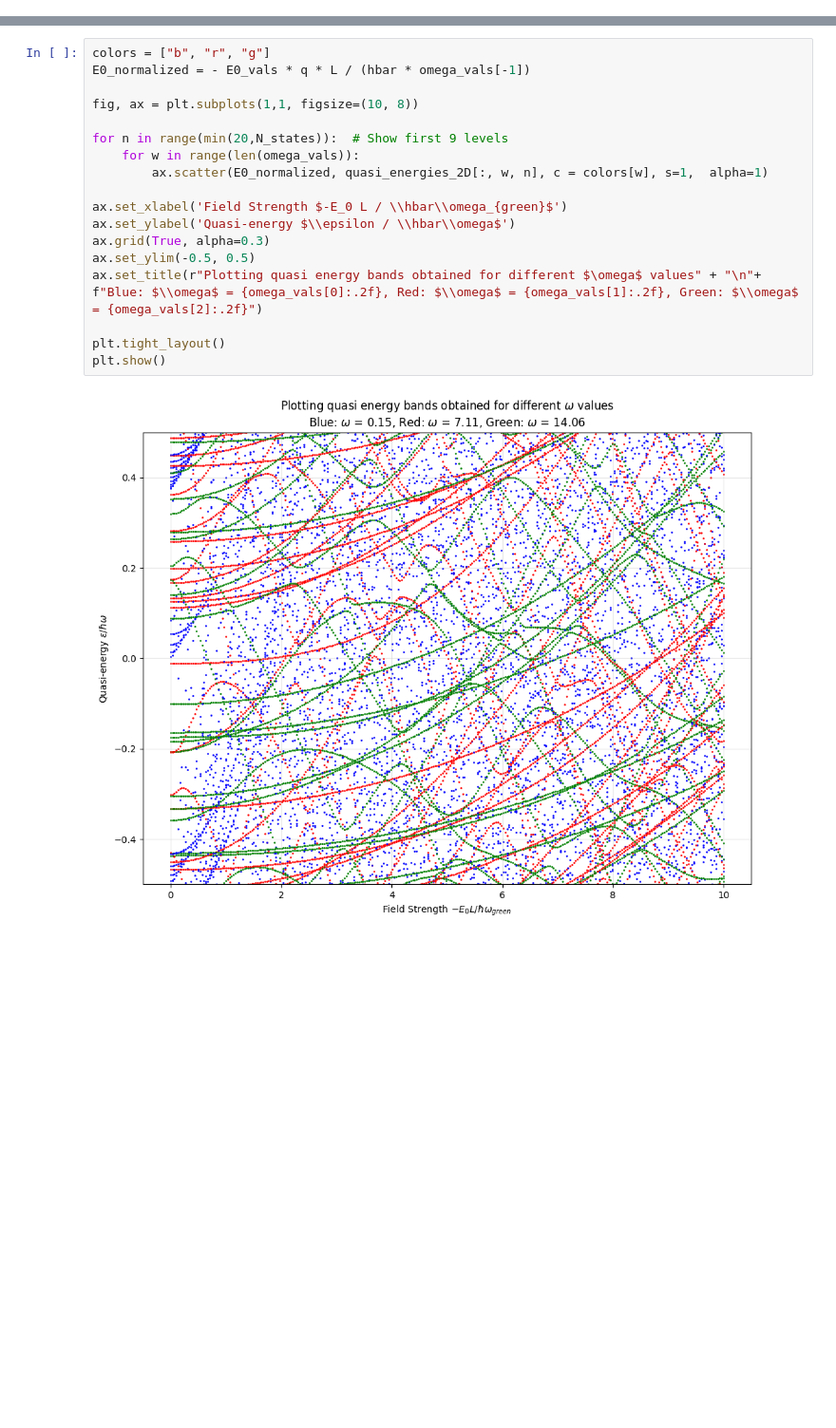
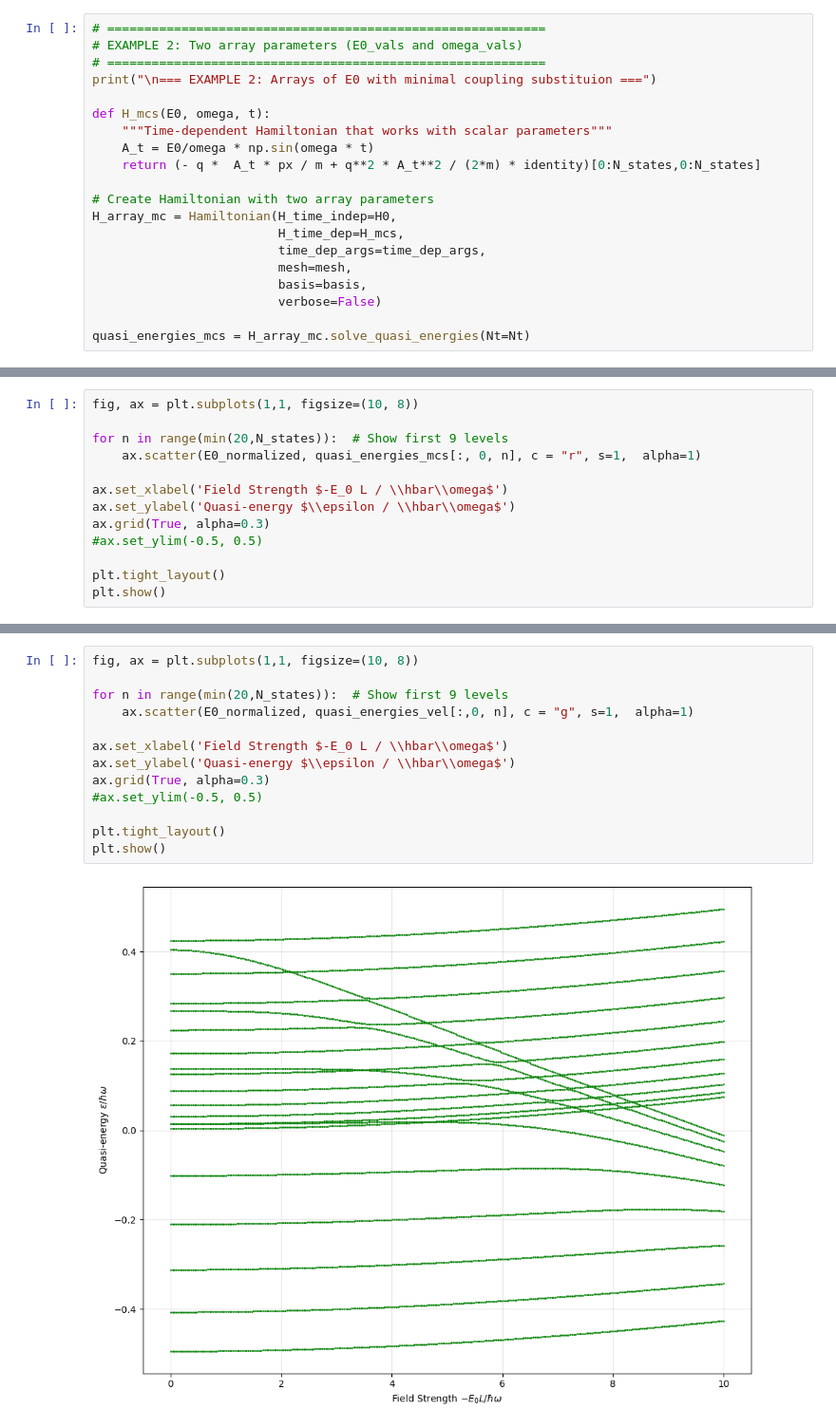
Before and after one commit to OtiDioti/numqt, a Jupyter notebook: Examples/time_dependent/tight_binding/infinite_well/1D_Infinite_Well.ipynb, the cells around one changed output, grey strips where cells are left out. Shown: that part at 95% size. Saved outputs shown, nothing was run; the diff lists cells and outputs as text; blank space fills up the shorter version.

```diff
--- a/Examples/time_dependent/tight_binding/infinite_well/1D_Infinite_Well.ipynb
+++ b/Examples/time_dependent/tight_binding/infinite_well/1D_Infinite_Well.ipynb
@@ -84,0 +128,20 @@ plt.show()
+# %%
+# ===========================================================
+# EXAMPLE 2: Two array parameters (E0_vals and omega_vals)
+# ===========================================================
+print("\n=== EXAMPLE 2: Arrays of E0 with minimal coupling substituion ===")
+
+def H_mcs(E0, omega, t):
+    """Time-dependent Hamiltonian that works with scalar parameters"""
+    A_t = E0/omega * np.sin(omega * t)
+    return (- q *  A_t * px / m + q**2 * A_t**2 / (2*m) * identity)[0:N_states,0:N_states]
+
+# Create Hamiltonian with two array parameters
+H_array_mc = Hamiltonian(H_time_indep=H0,
+                         H_time_dep=H_mcs,
+                         time_dep_args=time_dep_args,
+                         mesh=mesh,
+                         basis=basis,
+                         verbose=False)
+
+quasi_energies_mcs = H_array_mc.solve_quasi_energies(Nt=Nt)
@@ -84,0 +150,13 @@ plt.show()
+# %%
+fig, ax = plt.subplots(1,1, figsize=(10, 8))
+
+for n in range(min(20,N_states)):  # Show first 9 levels
+    ax.scatter(E0_normalized, quasi_energies_mcs[:, 0, n], c = "r", s=1,  alpha=1)
+
+ax.set_xlabel('Field Strength $-E_0 L / \\hbar\\omega$')
+ax.set_ylabel('Quasi-energy $\\epsilon / \\hbar\\omega$')
+ax.grid(True, alpha=0.3)
+#ax.set_ylim(-0.5, 0.5)
+
+plt.tight_layout()
+plt.show()
@@ -117,21 +211,16 @@ quasi_energies_2D = H_array_2D.solve_quasi_energies(Nt=200)
 # %%
-colors = ["b", "r", "g"]
-E0_normalized = - E0_vals * q * L / (hbar * omega_vals[-1])
-
 fig, ax = plt.subplots(1,1, figsize=(10, 8))
 
 for n in range(min(20,N_states)):  # Show first 9 levels
-    for w in range(len(omega_vals)):
-        ax.scatter(E0_normalized, quasi_energies_2D[:, w, n], c = colors[w], s=1,  alpha=1)
+    ax.scatter(E0_normalized, quasi_energies_vel[:,0, n], c = "g", s=1,  alpha=1)
 
-ax.set_xlabel('Field Strength $-E_0 L / \\hbar\\omega_{green}$')
+ax.set_xlabel('Field Strength $-E_0 L / \\hbar\\omega$')
 ax.set_ylabel('Quasi-energy $\\epsilon / \\hbar\\omega$')
 ax.grid(True, alpha=0.3)
-ax.set_ylim(-0.5, 0.5)
-ax.set_title(r"Plotting quasi energy bands obtained for different $\omega$ values" + "\n"+ f"Blue: $\\omega$ = {omega_vals[0]:.2f}, Red: $\\omega$ = {omega_vals[1]:.2f}, Green: $\\omega$ = {omega_vals[2]:.2f}")
+#ax.set_ylim(-0.5, 0.5)
 
 plt.tight_layout()
 plt.show()
 # %% [output]
-[figure, old version]
+[figure, new version]
 # %%
```
Also changed, not shown: parts of 9 cells of this notebook.
